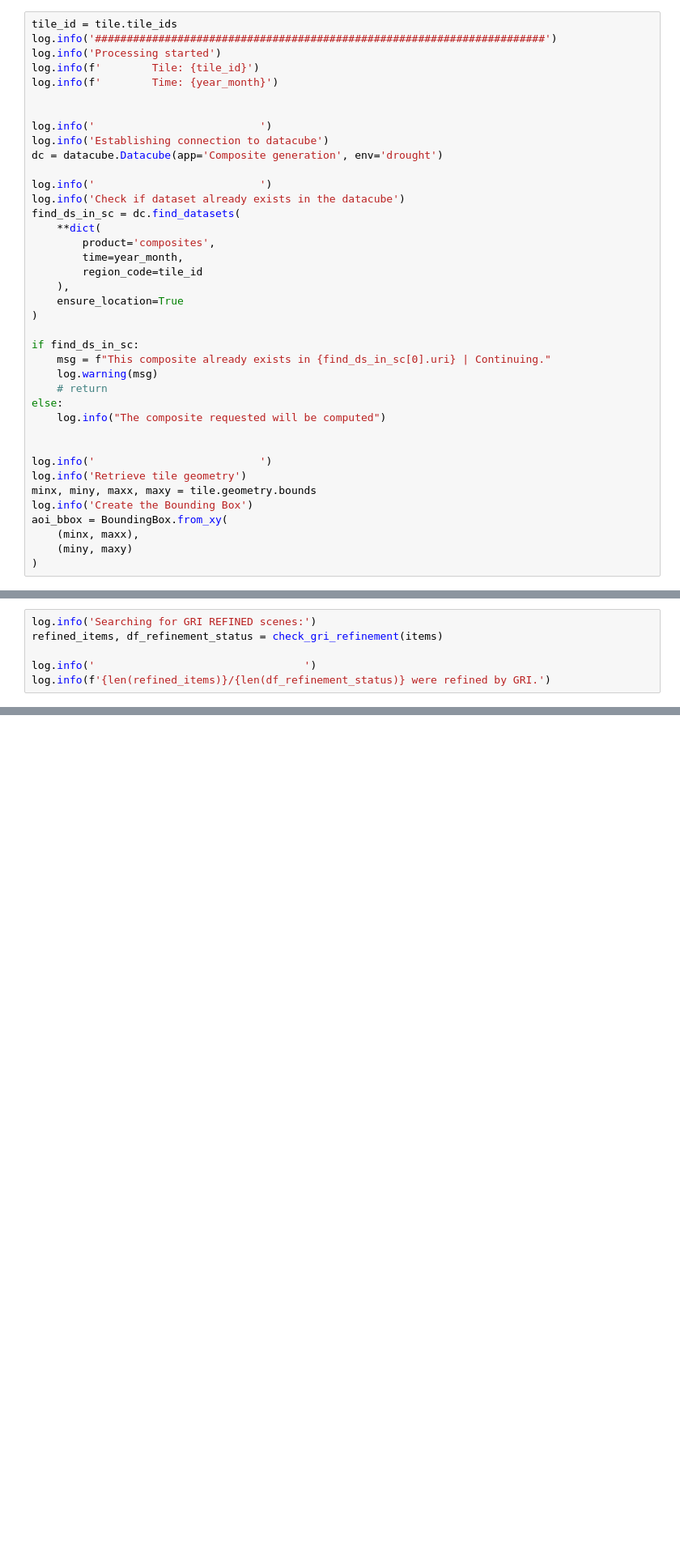
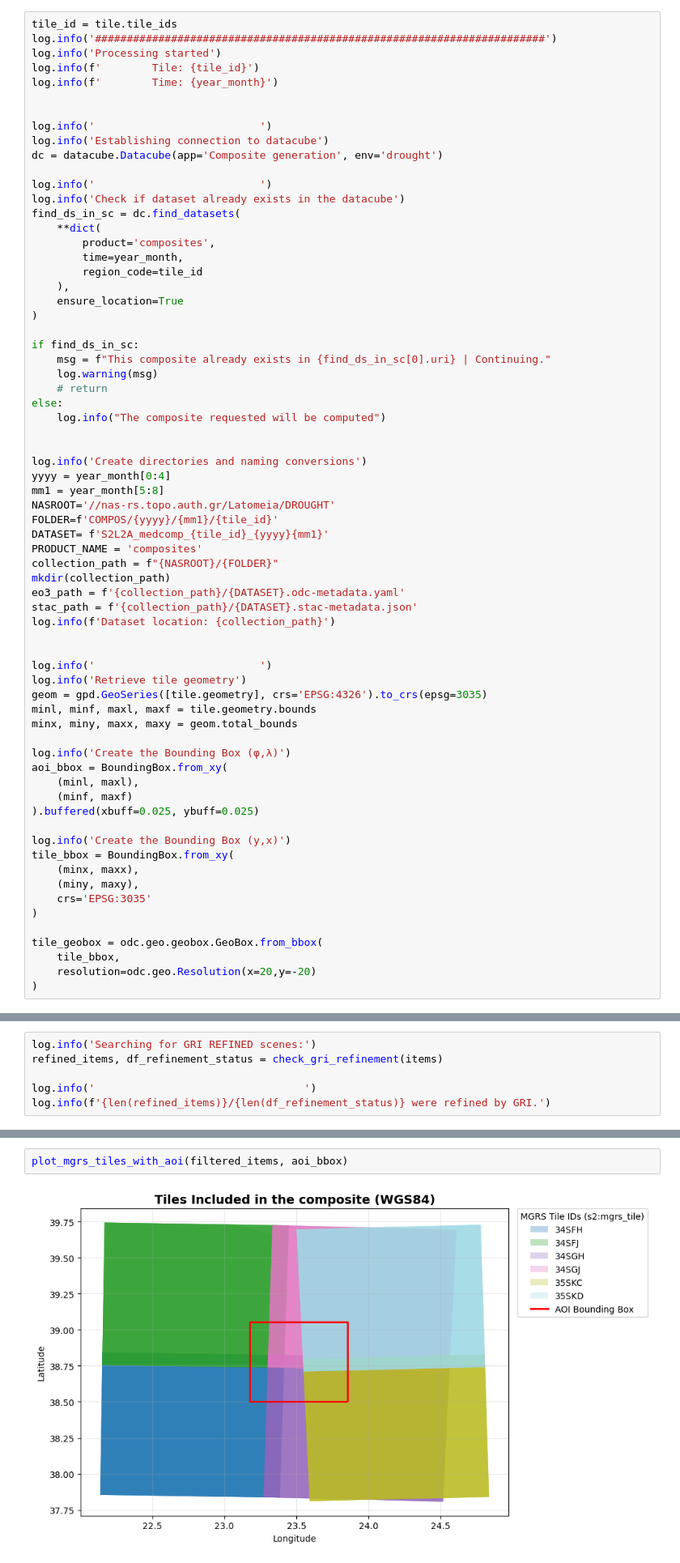
Before and after one commit to fotakide/drought, a Jupyter notebook: notebooks/debug_composite.ipynb, the cells around one changed output, grey strips where cells are left out. Shown at 81% size. Cells and saved outputs as stored; diff of their text form; blank space fills up the shorter version.

Commit message:
mosaic, plots, logging

```diff
--- a/notebooks/debug_composite.ipynb
+++ b/notebooks/debug_composite.ipynb
@@ -98,14 +100,43 @@ else:
     log.info("The composite requested will be computed")
 
 
+log.info('Create directories and naming conversions')
+yyyy = year_month[0:4]
+mm1 = year_month[5:8]
+NASROOT='//nas-rs.topo.auth.gr/Latomeia/DROUGHT'
+FOLDER=f'COMPOS/{yyyy}/{mm1}/{tile_id}'
+DATASET= f'S2L2A_medcomp_{tile_id}_{yyyy}{mm1}'
+PRODUCT_NAME = 'composites'
+collection_path = f"{NASROOT}/{FOLDER}"
+mkdir(collection_path)
+eo3_path = f'{collection_path}/{DATASET}.odc-metadata.yaml'
+stac_path = f'{collection_path}/{DATASET}.stac-metadata.json'
+log.info(f'Dataset location: {collection_path}')
+
+
 log.info('                          ')
 log.info('Retrieve tile geometry')
-minx, miny, maxx, maxy = tile.geometry.bounds
-log.info('Create the Bounding Box')
+geom = gpd.GeoSeries([tile.geometry], crs='EPSG:4326').to_crs(epsg=3035)
+minl, minf, maxl, maxf = tile.geometry.bounds
+minx, miny, maxx, maxy = geom.total_bounds
+
+log.info('Create the Bounding Box (φ,λ)')
 aoi_bbox = BoundingBox.from_xy(
+    (minl, maxl),
+    (minf, maxf)
+).buffered(xbuff=0.025, ybuff=0.025)
+
+log.info('Create the Bounding Box (y,x)')
+tile_bbox = BoundingBox.from_xy(
     (minx, maxx),
-    (miny, maxy)
+    (miny, maxy),
+    crs='EPSG:3035'
 )
+
+tile_geobox = odc.geo.geobox.GeoBox.from_bbox(
+    tile_bbox,
+    resolution=odc.geo.Resolution(x=20,y=-20)
+)
 # %%
 aoi_bbox.explore()
 # %% [output]
@@ -184,3 +215,7 @@ log.info(f"        Included EPSG codes: {epsgs}")
 log.info('Selected scenes:')
 for stacitem in filtered_items:
     log.info(f'        {stacitem.id}')
+# %%
+plot_mgrs_tiles_with_aoi(filtered_items, aoi_bbox)
+# %% [output]
+[figure, added]
```
Also changed, not shown: parts of 11 cells of this notebook, 5 other files.
